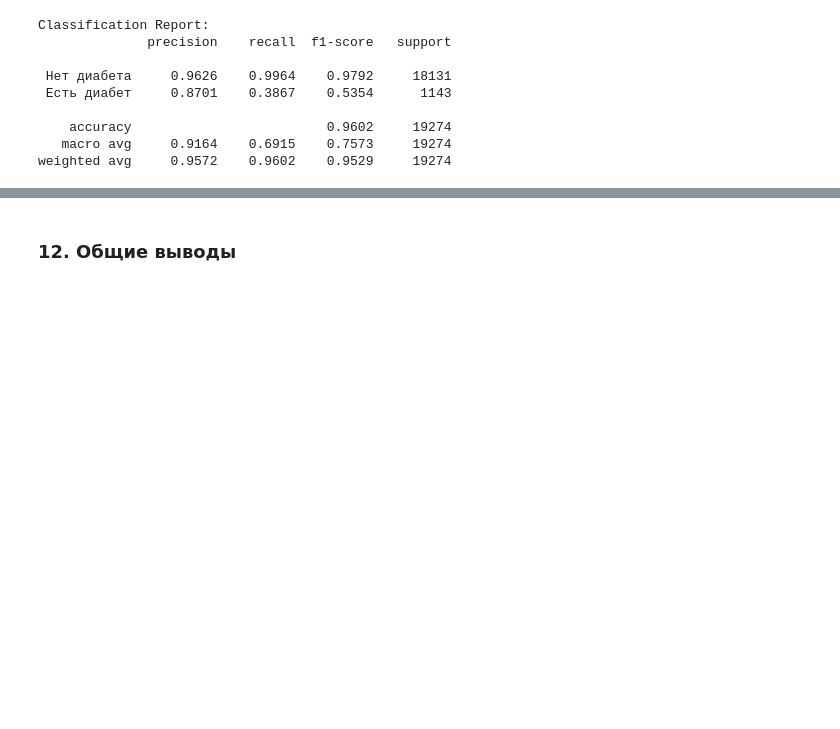
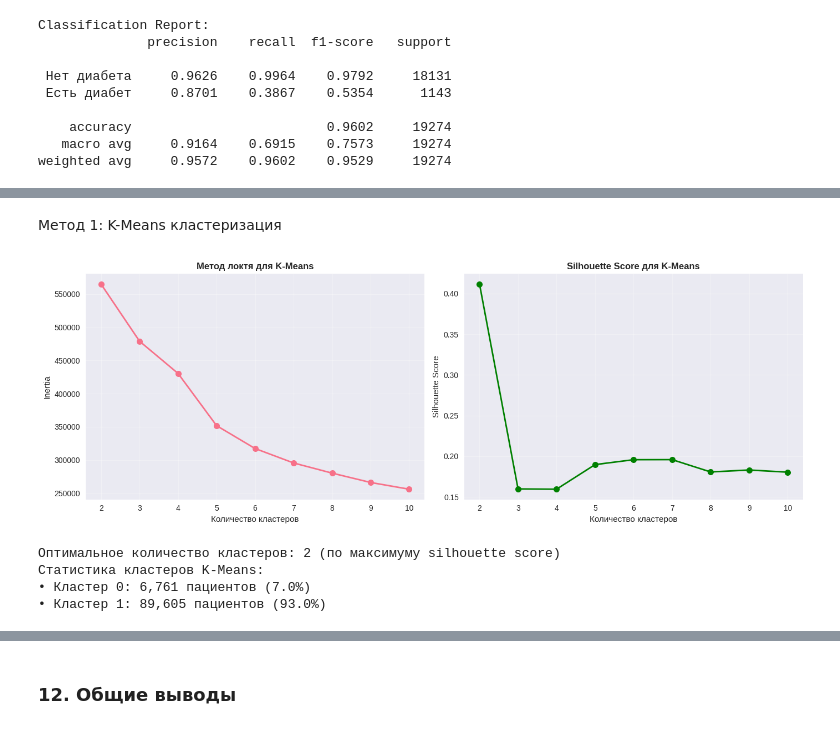
Before and after one commit to Kvoks/ML, a Jupyter notebook: ML1Khovansky.ipynb, the cells around one changed output, grey strips where cells are left out. Drawn from its saved outputs; the diff is of its cells as text; code cells hidden in the pictures; blank space fills up the shorter version.

```diff
--- a/ML1Khovansky.ipynb
+++ b/ML1Khovansky.ipynb
@@ -1348,0 +1425,51 @@ weighted avg     0.9572    0.9602    0.9529     19274
+# %% [markdown]
+Метод 1: K-Means кластеризация
+# %%
+from sklearn.cluster import KMeans
+from sklearn.metrics import silhouette_score
+
+inertia = []
+silhouette_scores = []
+K_range = range(2, 11)
+
+for k in K_range:
+    kmeans = KMeans(n_clusters=k, random_state=42, n_init=10)
+    kmeans.fit(X_cluster)
+    inertia.append(kmeans.inertia_)
+    silhouette_scores.append(silhouette_score(X_cluster, kmeans.labels_))
+
+fig, (ax1, ax2) = plt.subplots(1, 2, figsize=(14, 5))
+
+ax1.plot(K_range, inertia, marker='o', linewidth=2, markersize=8)
+ax1.set_title('Метод локтя для K-Means', fontweight='bold')
+ax1.set_xlabel('Количество кластеров')
+ax1.set_ylabel('Inertia')
+ax1.grid(alpha=0.3)
+ax1.set_xticks(K_range)
+
+ax2.plot(K_range, silhouette_scores, marker='o', linewidth=2, markersize=8, color='green')
+ax2.set_title('Silhouette Score для K-Means', fontweight='bold')
+ax2.set_xlabel('Количество кластеров')
+ax2.set_ylabel('Silhouette Score')
+ax2.grid(alpha=0.3)
+ax2.set_xticks(K_range)
+
+plt.tight_layout()
+plt.show()
+
+optimal_k = K_range[np.argmax(silhouette_scores)]
+print(f"Оптимальное количество кластеров: {optimal_k} (по максимуму silhouette score)")
+
+kmeans = KMeans(n_clusters=optimal_k, random_state=42, n_init=10)
+kmeans_labels = kmeans.fit_predict(X_cluster)
+
+print(f"Статистика кластеров K-Means:")
+for i in range(optimal_k):
+    cluster_size = np.sum(kmeans_labels == i)
+    print(f"• Кластер {i}: {cluster_size:,} пациентов ({cluster_size/len(X_cluster)*100:.1f}%)")
+# %% [output]
+[figure, added]
+Оптимальное количество кластеров: 2 (по максимуму silhouette score)
+Статистика кластеров K-Means:
+• Кластер 0: 6,761 пациентов (7.0%)
+• Кластер 1: 89,605 пациентов (93.0%)
```
Also changed, not shown: parts of 19 cells of this notebook.
